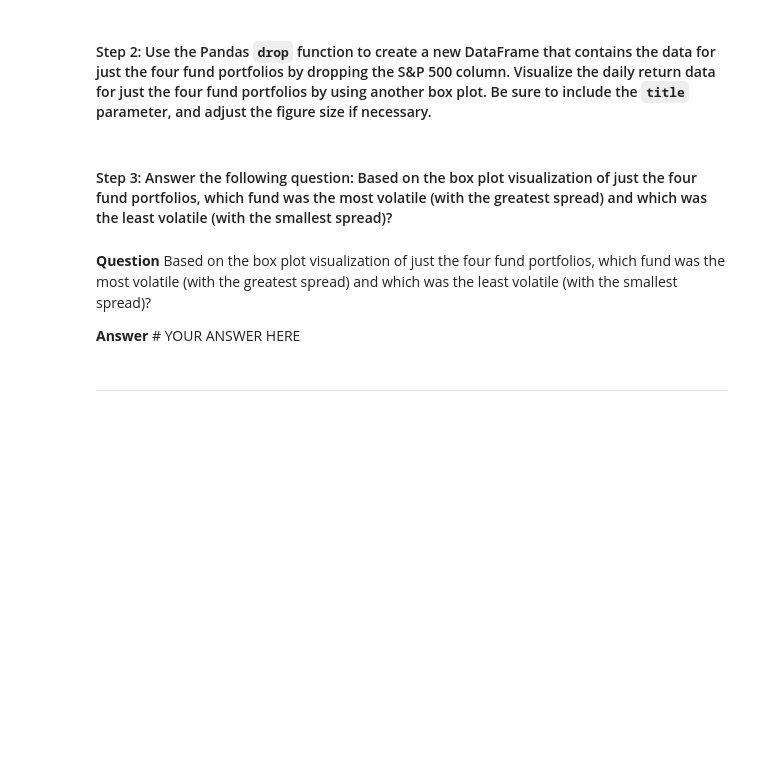
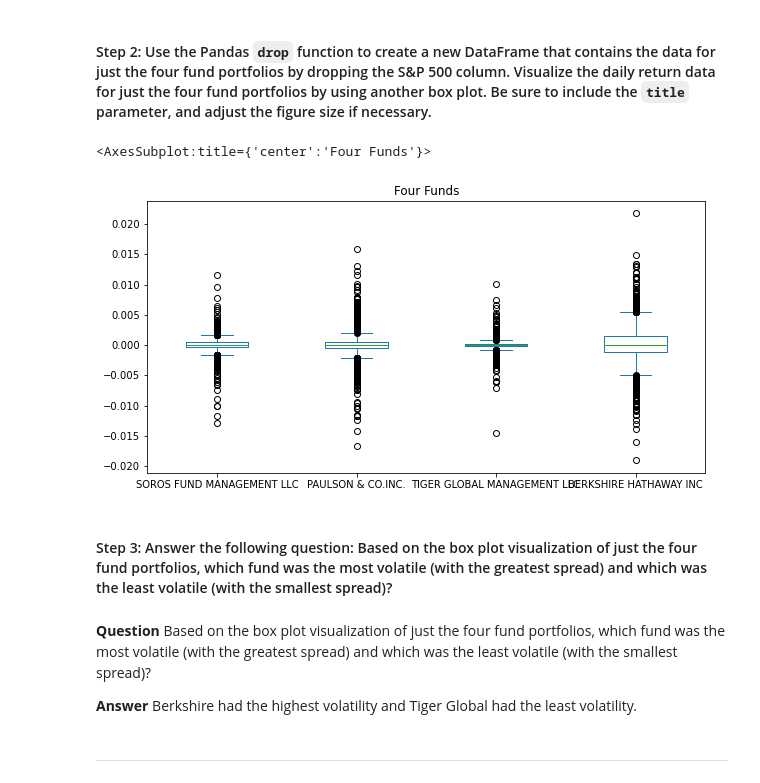
Before and after one commit to smruthid/QuantitativeAnalysis, a Jupyter notebook: risk_return_analysis.ipynb, the cells around one changed output. Drawn from its saved outputs; the diff is of its cells as text; code cells hidden in the pictures; blank space fills up the shorter version.

```diff
--- a/risk_return_analysis.ipynb
+++ b/risk_return_analysis.ipynb
@@ -184,14 +231,18 @@ Analyze the volatility of each of the four fund portfolios and of the S&P 500 In
 # %%
 # Create a new DataFrame containing only the 4 fund portfolios by dropping the S&P 500 column from the DataFrame
 # Create box plots to reflect the return data for only the 4 fund portfolios
 # Include a title parameter and adjust the figure size
-# YOUR CODE HERE
+portfolio_four = daily_returns.drop(columns=['S&P 500'])
+portfolio_four.plot(figsize=(10, 5), kind='box', title='Four Funds')
+# %% [output]
+<AxesSubplot:title={'center':'Four Funds'}>
+[figure, added]
 # %% [markdown]
 #### Step 3: Answer the following question: Based on the box plot visualization of just the four fund portfolios, which fund was the most volatile (with the greatest spread) and which was the least volatile (with the smallest spread)?
 # %% [markdown]
 **Question** Based on the box plot visualization of just the four fund portfolios, which fund was the most volatile (with the greatest spread) and which was the least volatile (with the smallest spread)?
 
-**Answer** # YOUR ANSWER HERE
+**Answer** Berkshire had the highest volatility and Tiger Global had the least volatility.
 # %% [markdown]
 ---
 # %% [markdown]
```
Also changed, not shown: parts of 34 cells of this notebook.
